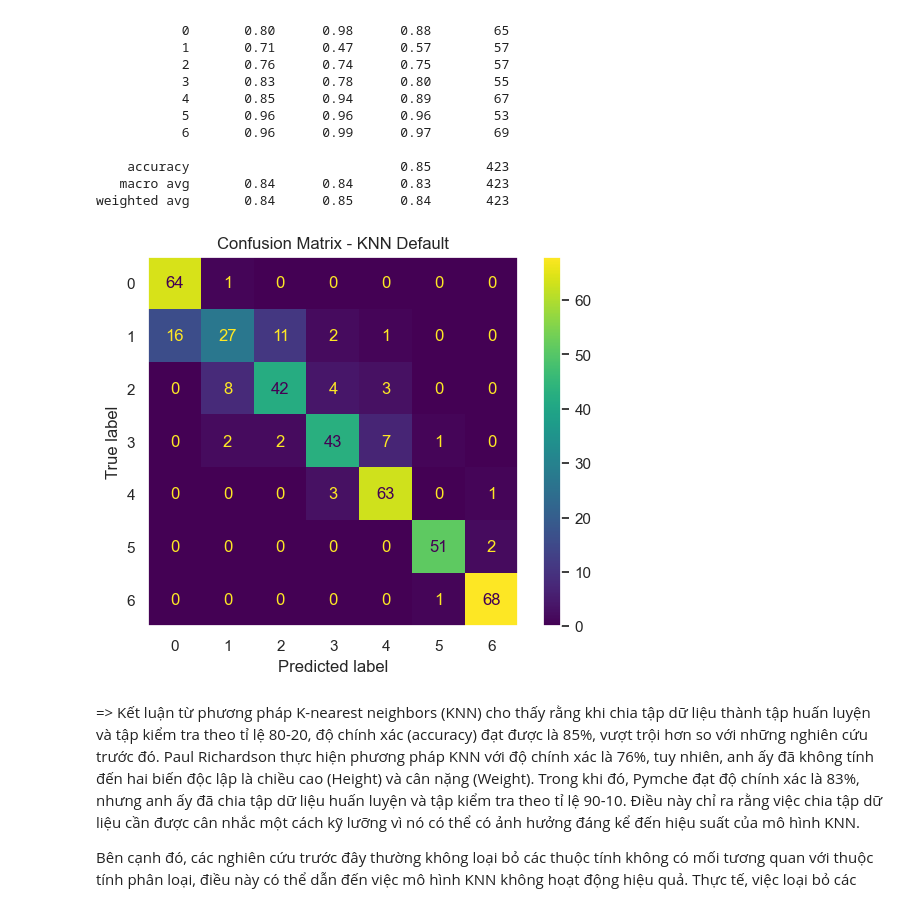
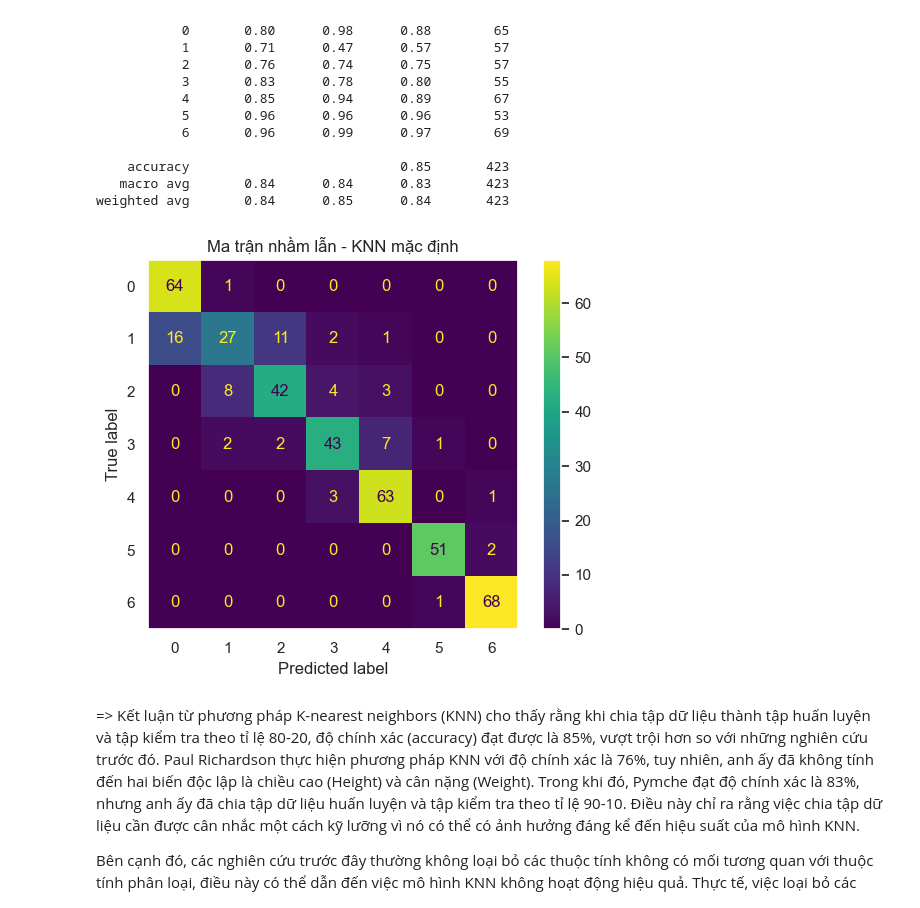
Before and after one commit to 2051060528/DATN_HoangThuHong_HK2_2024, a Jupyter notebook: ObesityDataSet_raw_and_data_sinthetic.ipynb, the cells around one changed output. Saved outputs shown, nothing was run; the diff lists cells and outputs as text; code cells hidden in the pictures.

```diff
--- a/ObesityDataSet_raw_and_data_sinthetic.ipynb
+++ b/ObesityDataSet_raw_and_data_sinthetic.ipynb
@@ -476,14 +476,14 @@ weighted avg       0.84      0.85      0.84       423
 # %%
 cm = confusion_matrix(y_test, y_pred)
 
 # Hiển thị confusion matrix
 disp = ConfusionMatrixDisplay(confusion_matrix=cm, display_labels=knn_model.classes_)
 disp.plot()
 plt.grid(False)  # Vô hiệu hóa các đường lưới
-plt.title('Confusion Matrix - KNN Default')
+plt.title('Ma trận nhầm lẫn - KNN mặc định')
 plt.show()
 # %% [output]
-[figure, old version]
+[figure, new version]
 # %% [markdown]
 => Kết luận từ phương pháp K-nearest neighbors (KNN) cho thấy rằng khi chia tập dữ liệu thành tập huấn luyện và tập kiểm tra theo tỉ lệ 80-20, độ chính xác (accuracy) đạt được là 85%, vượt trội hơn so với những nghiên cứu trước đó. Paul Richardson thực hiện phương pháp KNN với độ chính xác là 76%, tuy nhiên, anh ấy đã không tính đến hai biến độc lập là chiều cao (Height) và cân nặng (Weight). Trong khi đó, Pymche đạt độ chính xác là 83%, nhưng anh ấy đã chia tập dữ liệu huấn luyện và tập kiểm tra theo tỉ lệ 90-10. Điều này chỉ ra rằng việc chia tập dữ liệu cần được cân nhắc một cách kỹ lưỡng vì nó có thể có ảnh hưởng đáng kể đến hiệu suất của mô hình KNN.
 
```
Also changed, not shown: parts of 20 cells of this notebook.
